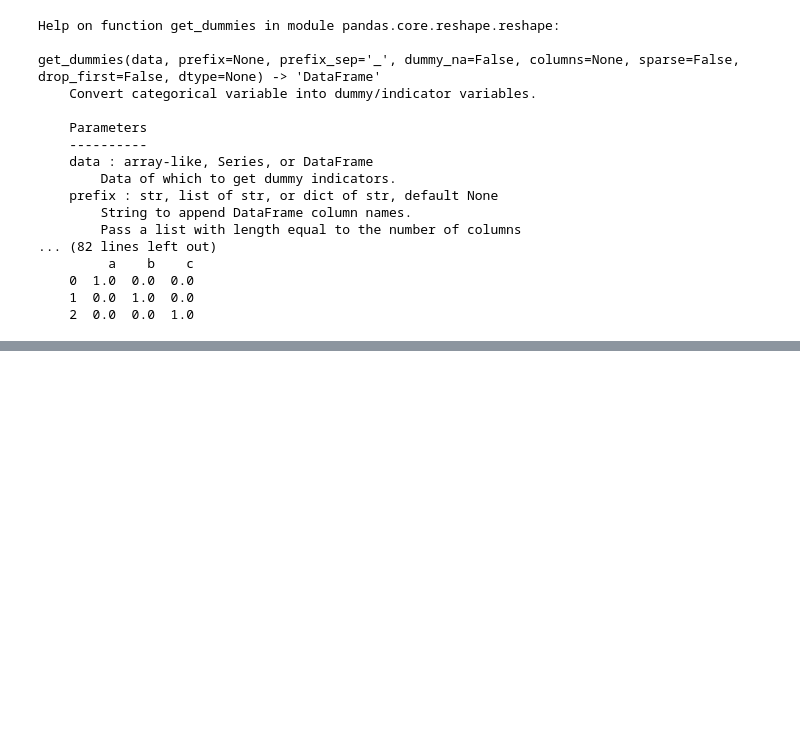
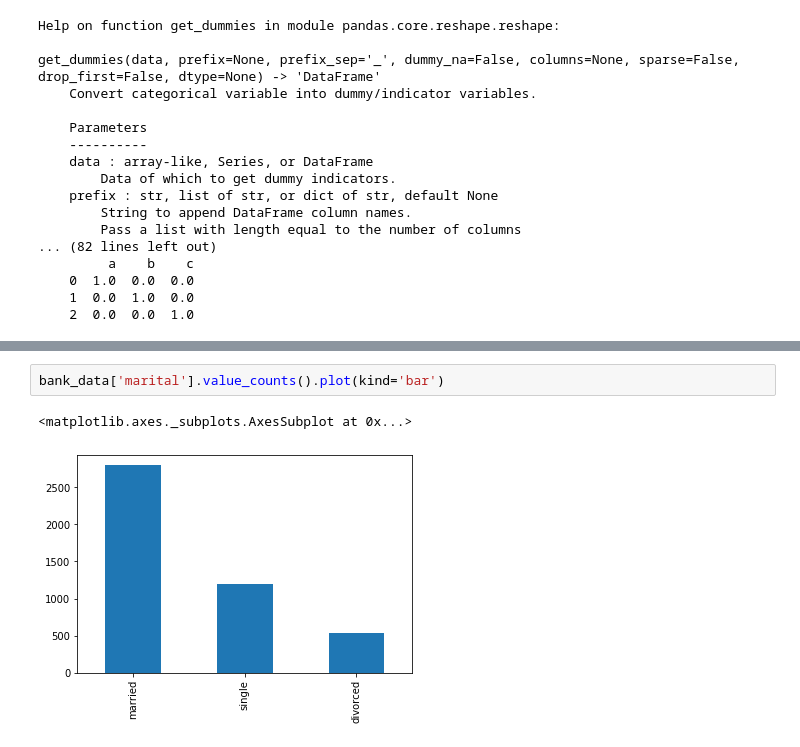
Before and after one commit to silenc3502/PythonWorkshop, a Jupyter notebook: nineth.ipynb, the cells around one changed output, grey strips where cells are left out. Drawn from its saved outputs; the diff is of its cells as text; blank space fills up the shorter version.

```diff
--- a/nineth.ipynb
+++ b/nineth.ipynb
@@ -316,0 +324,5 @@ get_dummies(data, prefix=None, prefix_sep='_', dummy_na=False, columns=None, spa
+# %%
+bank_data['marital'].value_counts().plot(kind='bar')
+# %% [output]
+<matplotlib.axes._subplots.AxesSubplot at 0x...>
+[figure, added]
```
Also changed, not shown: parts of 5 cells of this notebook.
